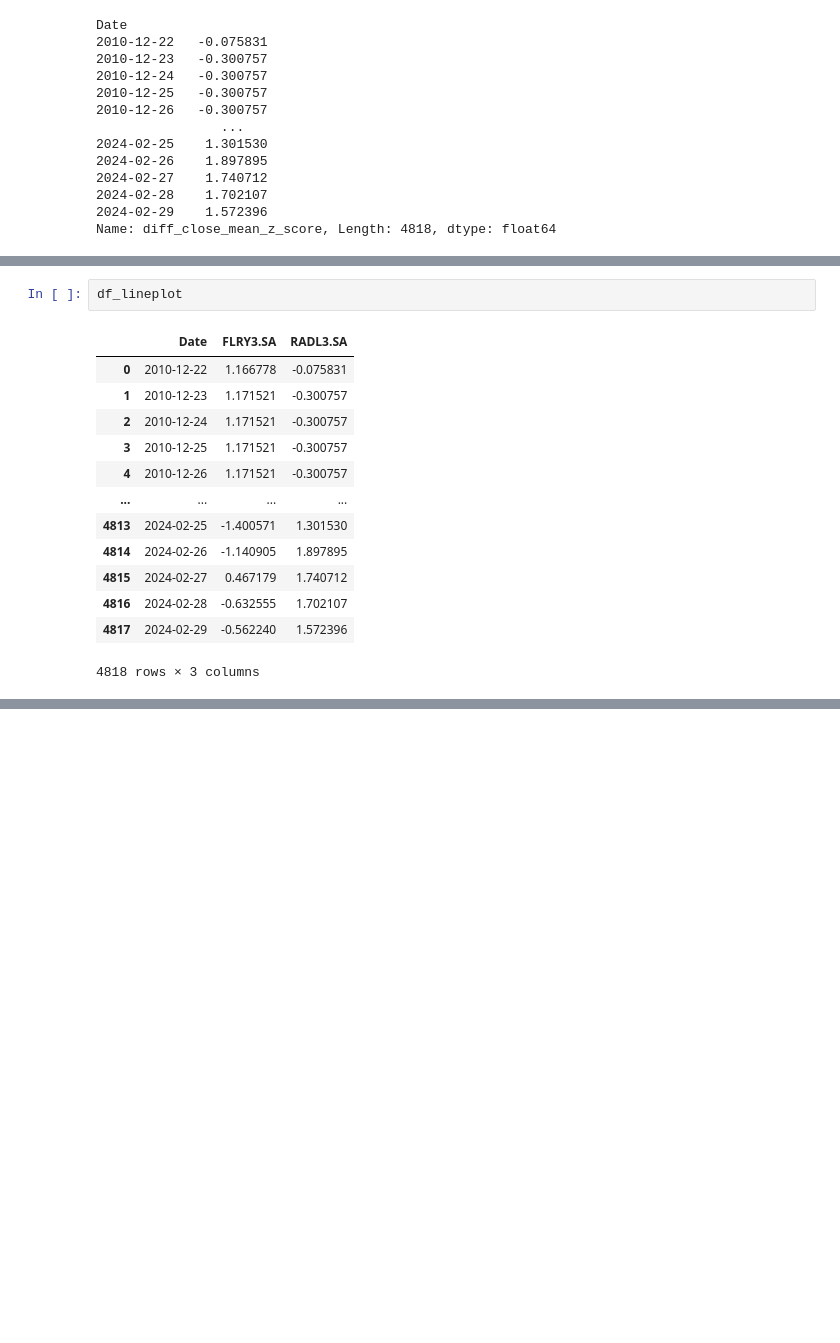
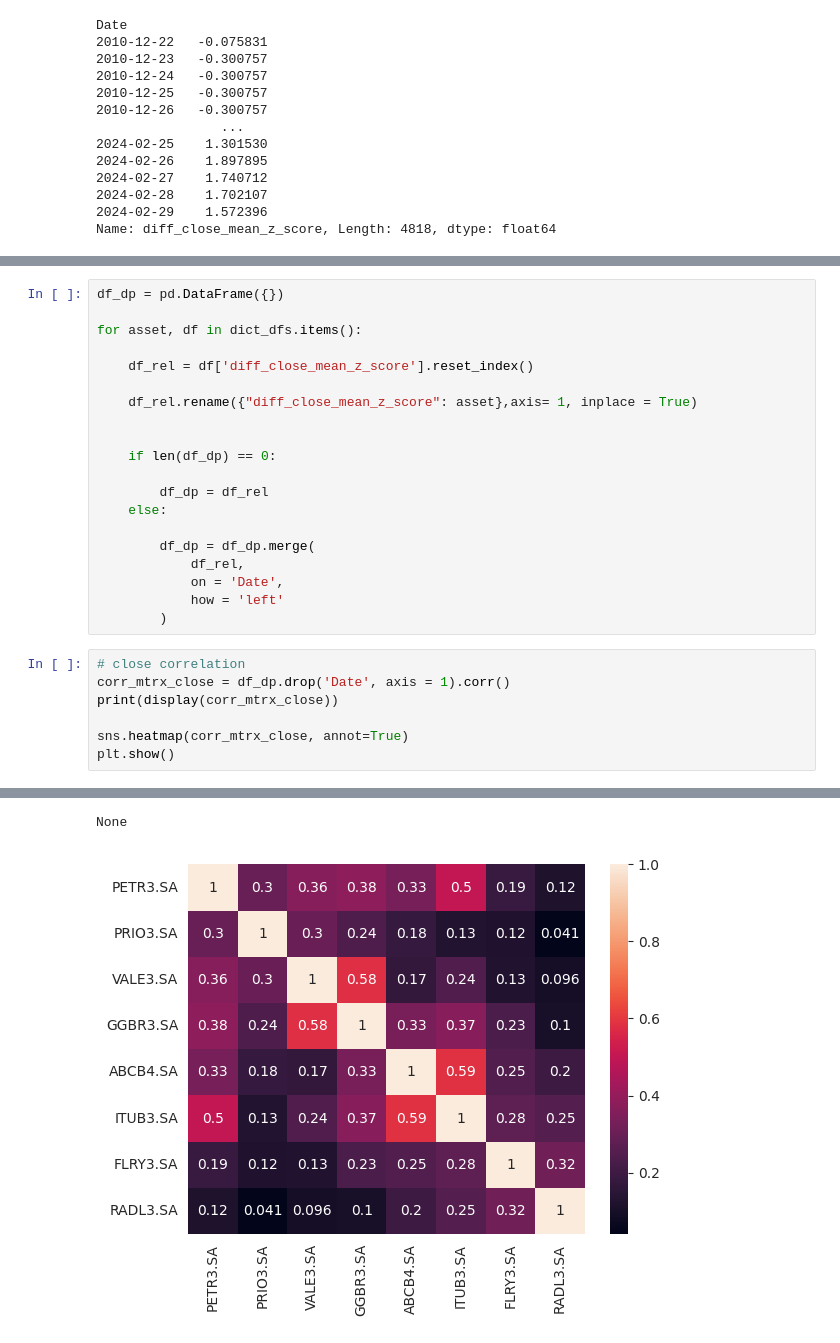
Before and after one commit to semcovici/Mean-Reversion-Prediction-with-Brazilian-Stocks-Market, a Jupyter notebook: notebooks/EDA_relatorio.ipynb, the cells around one changed output, grey strips where cells are left out. Cells and saved outputs as stored; diff of their text form; blank space fills up the shorter version.

```diff
--- a/notebooks/EDA_relatorio.ipynb
+++ b/notebooks/EDA_relatorio.ipynb
@@ -125,16 +91,28 @@ dict_dfs[asset_list[0]]
-# %%
-df_lineplot
-# %% [output]
-|  | Date | FLRY3.SA | RADL3.SA |
-| 0 | 2010-12-22 | 1.166778 | -0.075831 |
-| 1 | 2010-12-23 | 1.171521 | -0.300757 |
-| 2 | 2010-12-24 | 1.171521 | -0.300757 |
-| 3 | 2010-12-25 | 1.171521 | -0.300757 |
-| 4 | 2010-12-26 | 1.171521 | -0.300757 |
-| ... | ... | ... | ... |
-| 4813 | 2024-02-25 | -1.400571 | 1.301530 |
-| 4814 | 2024-02-26 | -1.140905 | 1.897895 |
-| 4815 | 2024-02-27 | 0.467179 | 1.740712 |
-| 4816 | 2024-02-28 | -0.632555 | 1.702107 |
-| 4817 | 2024-02-29 | -0.562240 | 1.572396 |
-4818 rows × 3 columns
+# %%
+df_dp = pd.DataFrame({})
+
+for asset, df in dict_dfs.items():
+
+    df_rel = df['diff_close_mean_z_score'].reset_index()
+
+    df_rel.rename({"diff_close_mean_z_score": asset},axis= 1, inplace = True)
+
+
+    if len(df_dp) == 0:
+
+        df_dp = df_rel
+    else:
+
+        df_dp = df_dp.merge(
+            df_rel,
+            on = 'Date',
+            how = 'left'
+        )
+# %%
+# close correlation
+corr_mtrx_close = df_dp.drop('Date', axis = 1).corr()
+print(display(corr_mtrx_close))
+
+sns.heatmap(corr_mtrx_close, annot=True)
+plt.show()
+# %% [output]
@@ -140,0 +128,2 @@ df_lineplot
+None
+[figure, added]
```
Also changed, not shown: parts of 3 cells of this notebook.
